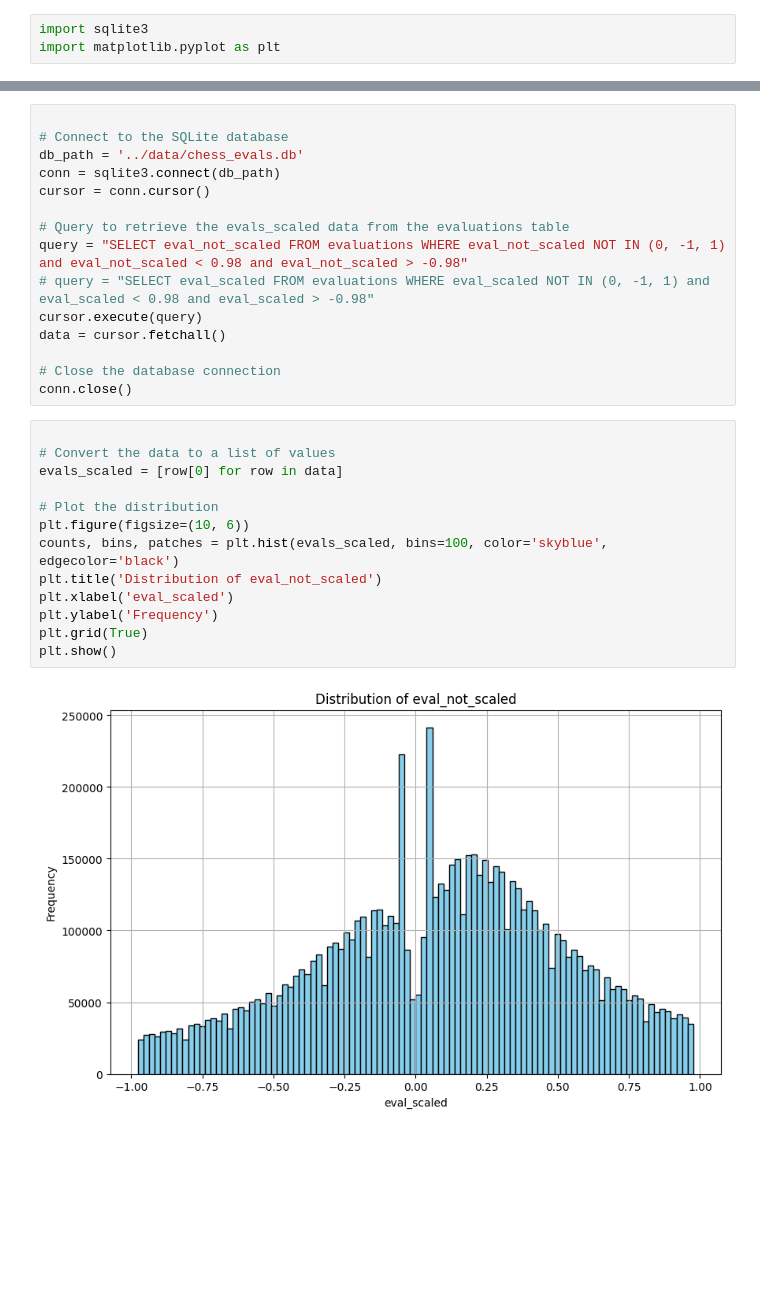
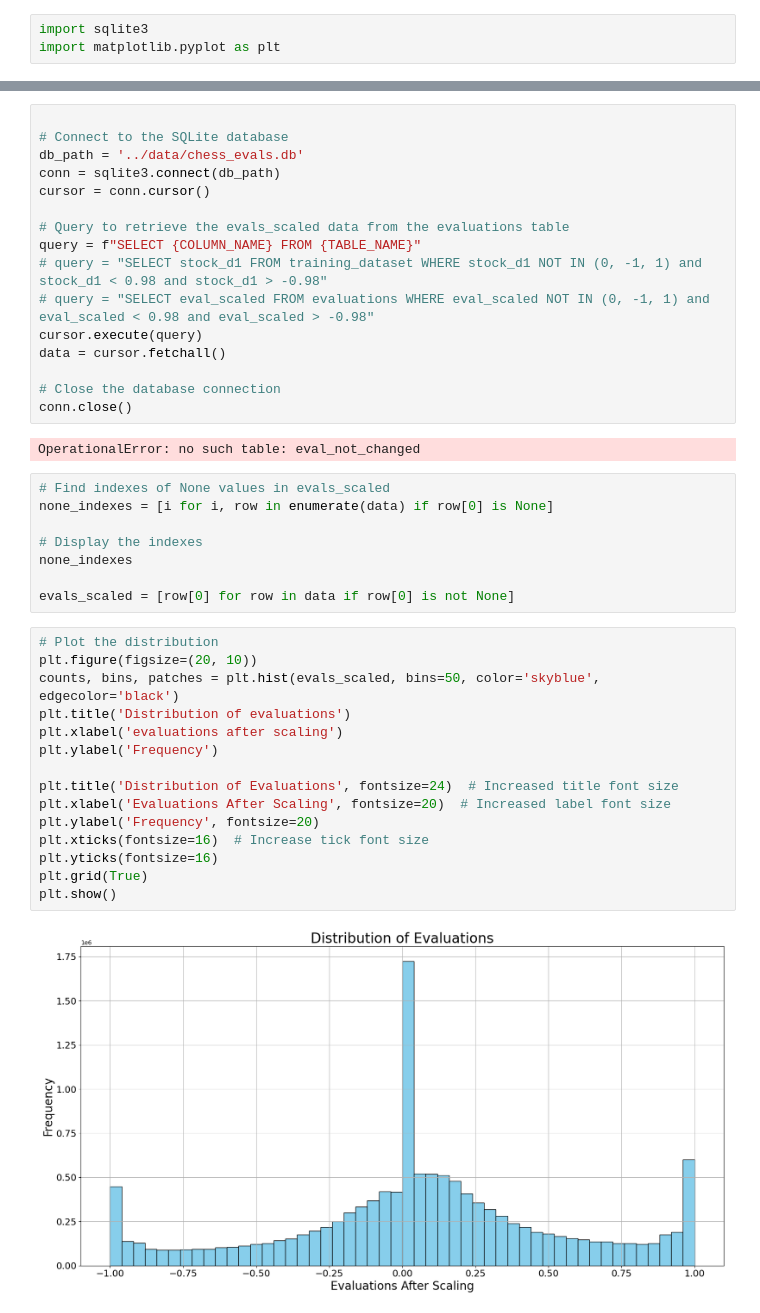
Before and after one commit to Makarasaki/Masalot, a Jupyter notebook: data_preparation/data_distribution.ipynb, the cells around one changed output, grey strips where cells are left out. Drawn from its saved outputs; the diff is of its cells as text; blank space fills up the shorter version.

Commit message:
Updated distribution notebook

```diff
--- a/data_preparation/data_distribution.ipynb
+++ b/data_preparation/data_distribution.ipynb
@@ -9,28 +13,41 @@ conn = sqlite3.connect(db_path)
 cursor = conn.cursor()
 
 # Query to retrieve the evals_scaled data from the evaluations table
-query = "SELECT eval_not_scaled FROM evaluations WHERE eval_not_scaled NOT IN (0, -1, 1) and eval_not_scaled < 0.98 and eval_not_scaled > -0.98"
+query = f"SELECT {COLUMN_NAME} FROM {TABLE_NAME}"
+# query = "SELECT stock_d1 FROM training_dataset WHERE stock_d1 NOT IN (0, -1, 1) and stock_d1 < 0.98 and stock_d1 > -0.98"
 # query = "SELECT eval_scaled FROM evaluations WHERE eval_scaled NOT IN (0, -1, 1) and eval_scaled < 0.98 and eval_scaled > -0.98"
 cursor.execute(query)
 data = cursor.fetchall()
 
 # Close the database connection
 conn.close()
+# %% [output]
+OperationalError: no such table: eval_not_changed
+# %%
+# Find indexes of None values in evals_scaled
+none_indexes = [i for i, row in enumerate(data) if row[0] is None]
+
+# Display the indexes
+none_indexes
+
+evals_scaled = [row[0] for row in data if row[0] is not None]
 # %%
+# Plot the distribution
+plt.figure(figsize=(20, 10))
+counts, bins, patches = plt.hist(evals_scaled, bins=50, color='skyblue', edgecolor='black')
+plt.title('Distribution of evaluations')
+plt.xlabel('evaluations after scaling')
+plt.ylabel('Frequency')
 
-# Convert the data to a list of values
-evals_scaled = [row[0] for row in data]
-
-# Plot the distribution
-plt.figure(figsize=(10, 6))
-counts, bins, patches = plt.hist(evals_scaled, bins=100, color='skyblue', edgecolor='black')
-plt.title('Distribution of eval_not_scaled')
-plt.xlabel('eval_scaled')
-plt.ylabel('Frequency')
+plt.title('Distribution of Evaluations', fontsize=24)  # Increased title font size
+plt.xlabel('Evaluations After Scaling', fontsize=20)  # Increased label font size
+plt.ylabel('Frequency', fontsize=20)
+plt.xticks(fontsize=16)  # Increase tick font size
+plt.yticks(fontsize=16)
 plt.grid(True)
 plt.show()
 # %% [output]
-[figure, old version]
+[figure, new version]
 # %%
 # Print the counts as a list
 print("Counts per bin:", counts.tolist())
```
Also changed, not shown: parts of 2 cells of this notebook.
